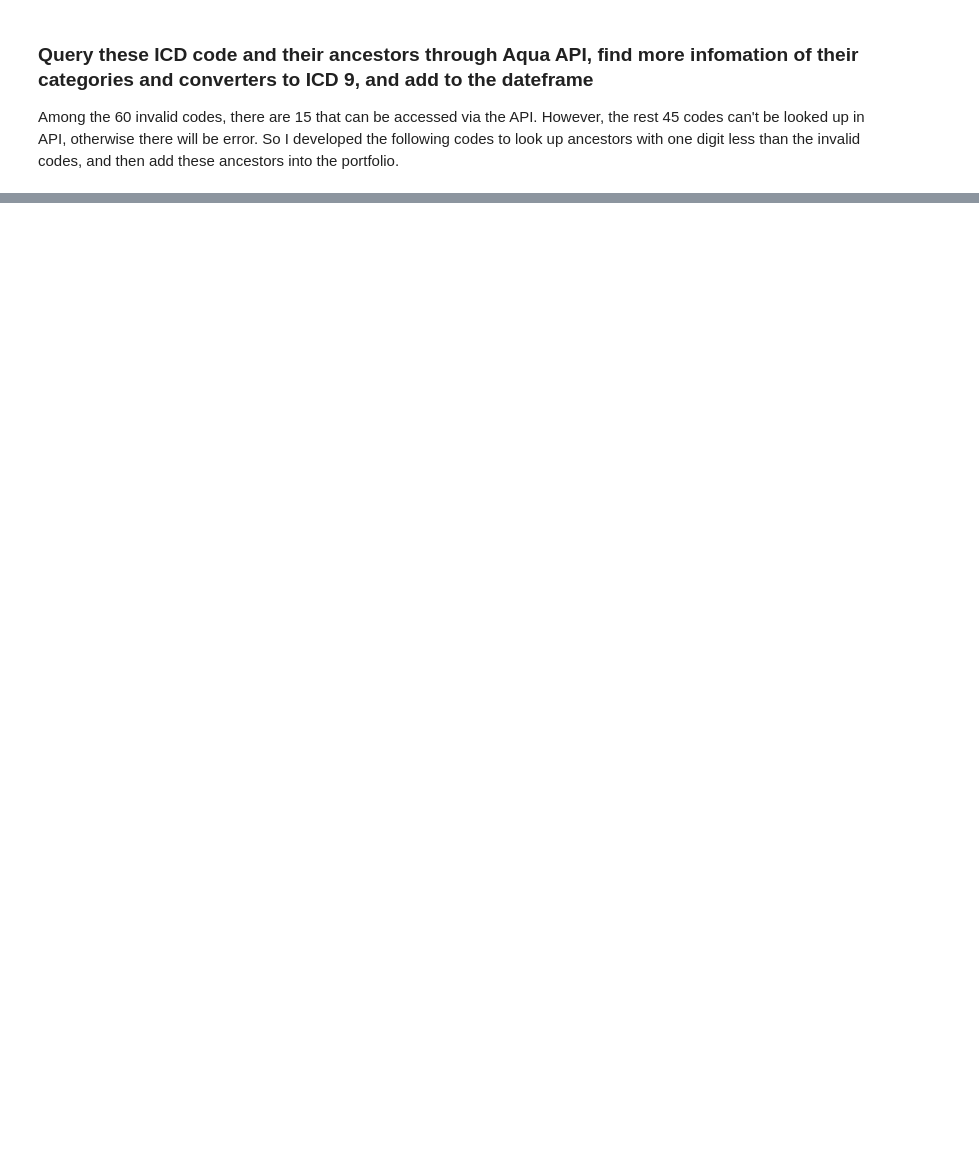
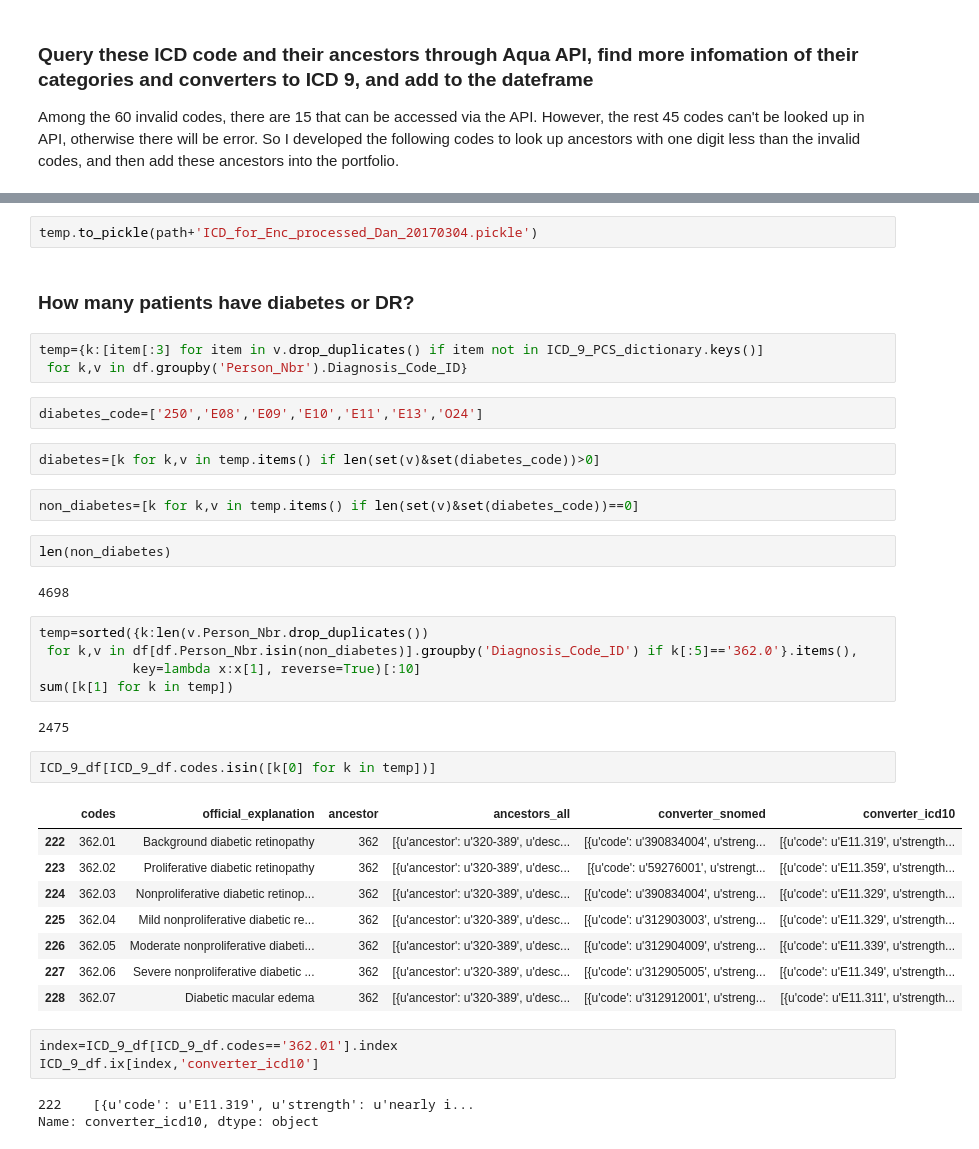
Before and after one commit to MATH497project/MATH497-DiabeticRetinopathy, a Jupyter notebook: ICD_code_exploration/ICD_codes_dictionary.ipynb, the cells around one changed output, grey strips where cells are left out. Drawn from its saved outputs; the diff is of its cells as text; blank space fills up the shorter version.

```diff
--- a/ICD_code_exploration/ICD_codes_dictionary.ipynb
+++ b/ICD_code_exploration/ICD_codes_dictionary.ipynb
@@ -692,0 +746,41 @@ ICD_10_df.to_pickle(intepath+'ICD_10_library.pickle')
+# %%
+temp.to_pickle(path+'ICD_for_Enc_processed_Dan_20170304.pickle')
+# %% [markdown]
+### How many patients have diabetes or DR?
+# %%
+temp={k:[item[:3] for item in v.drop_duplicates() if item not in ICD_9_PCS_dictionary.keys()]
+ for k,v in df.groupby('Person_Nbr').Diagnosis_Code_ID}
+# %%
+diabetes_code=['250','E08','E09','E10','E11','E13','O24']
+# %%
+diabetes=[k for k,v in temp.items() if len(set(v)&set(diabetes_code))>0]
+# %%
+non_diabetes=[k for k,v in temp.items() if len(set(v)&set(diabetes_code))==0]
+# %%
+len(non_diabetes)
+# %% [output]
+4698
+# %%
+temp=sorted({k:len(v.Person_Nbr.drop_duplicates())
+ for k,v in df[df.Person_Nbr.isin(non_diabetes)].groupby('Diagnosis_Code_ID') if k[:5]=='362.0'}.items(),
+            key=lambda x:x[1], reverse=True)[:10]
+sum([k[1] for k in temp])
+# %% [output]
+2475
+# %%
+ICD_9_df[ICD_9_df.codes.isin([k[0] for k in temp])]
+# %% [output]
+|  | codes | official_explanation | ancestor | ancestors_all | converter_snomed | converter_icd10 |
+| 222 | 362.01 | Background diabetic retinopathy | 362 | [{u'ancestor': u'320-389', u'desc... | [{u'code': u'390834004', u'streng... | [{u'code': u'E11.319', u'strength... |
+| 223 | 362.02 | Proliferative diabetic retinopathy | 362 | [{u'ancestor': u'320-389', u'desc... | [{u'code': u'59276001', u'strengt... | [{u'code': u'E11.359', u'strength... |
+| 224 | 362.03 | Nonproliferative diabetic retinop... | 362 | [{u'ancestor': u'320-389', u'desc... | [{u'code': u'390834004', u'streng... | [{u'code': u'E11.329', u'strength... |
+| 225 | 362.04 | Mild nonproliferative diabetic re... | 362 | [{u'ancestor': u'320-389', u'desc... | [{u'code': u'312903003', u'streng... | [{u'code': u'E11.329', u'strength... |
+| 226 | 362.05 | Moderate nonproliferative diabeti... | 362 | [{u'ancestor': u'320-389', u'desc... | [{u'code': u'312904009', u'streng... | [{u'code': u'E11.339', u'strength... |
+| 227 | 362.06 | Severe nonproliferative diabetic ... | 362 | [{u'ancestor': u'320-389', u'desc... | [{u'code': u'312905005', u'streng... | [{u'code': u'E11.349', u'strength... |
+| 228 | 362.07 | Diabetic macular edema | 362 | [{u'ancestor': u'320-389', u'desc... | [{u'code': u'312912001', u'streng... | [{u'code': u'E11.311', u'strength... |
+# %%
+index=ICD_9_df[ICD_9_df.codes=='362.01'].index
+ICD_9_df.ix[index,'converter_icd10']
+# %% [output]
+222    [{u'code': u'E11.319', u'strength': u'nearly i...
+Name: converter_icd10, dtype: object
```
Also changed, not shown: parts of 22 cells of this notebook, 4 other files.
